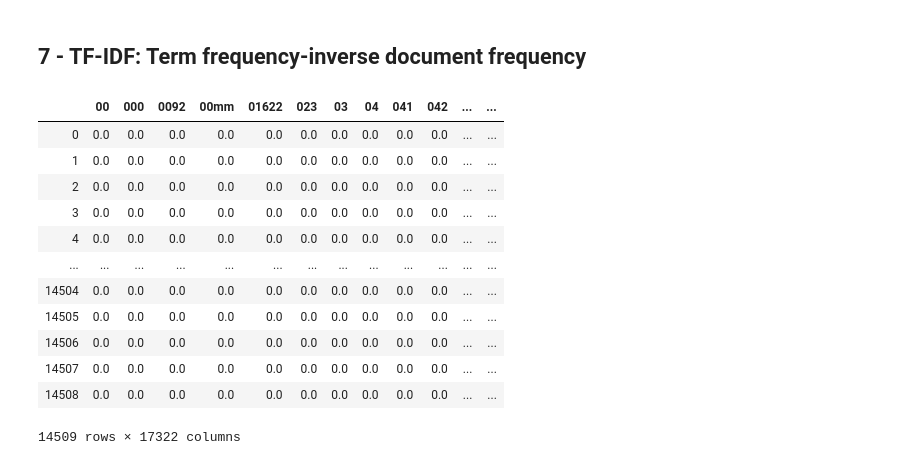
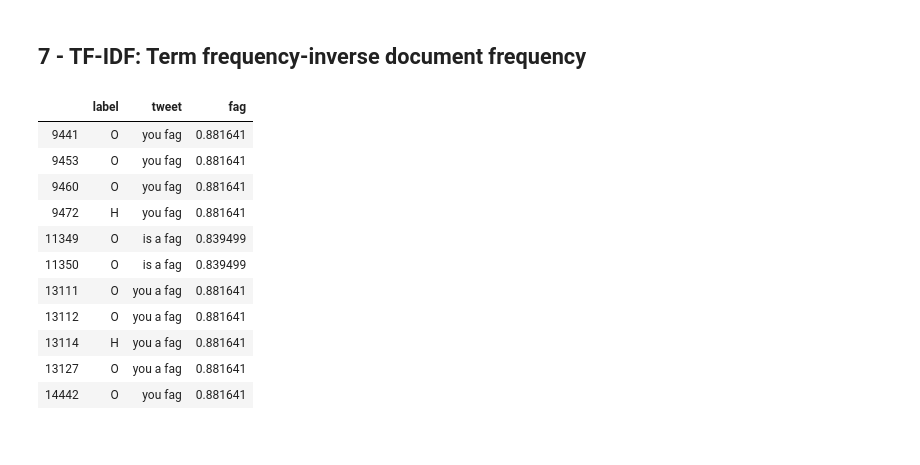
Before and after one commit to filipecard/analise-de-odio, a Jupyter notebook: Análise Descritiva Supervisionada/3 - Normalização do texto.ipynb, the cells around one changed output. Drawn from its saved outputs; the diff is of its cells as text; code cells hidden in the pictures.

```diff
--- a/Análise Descritiva Supervisionada/3 - Normalização do texto.ipynb
+++ b/Análise Descritiva Supervisionada/3 - Normalização do texto.ipynb
@@ -155,18 +139,4 @@ tfidf_vectorizer = TfidfVectorizer()
 values = tfidf_vectorizer.fit_transform(data.tweet_text)
 # %%
 feature_names = tfidf_vectorizer.get_feature_names()
-pd.DataFrame(values.toarray(), columns = feature_names)
+tfidf = pd.DataFrame(values.toarray(), columns = feature_names)
-# %% [output]
-|  | 00 | 000 | 0092 | 00mm | 01622 | 023 | 03 | 04 | 041 | 042 | ... | ... |
-| 0 | 0.0 | 0.0 | 0.0 | 0.0 | 0.0 | 0.0 | 0.0 | 0.0 | 0.0 | 0.0 | ... | ... |
-| 1 | 0.0 | 0.0 | 0.0 | 0.0 | 0.0 | 0.0 | 0.0 | 0.0 | 0.0 | 0.0 | ... | ... |
-| 2 | 0.0 | 0.0 | 0.0 | 0.0 | 0.0 | 0.0 | 0.0 | 0.0 | 0.0 | 0.0 | ... | ... |
-| 3 | 0.0 | 0.0 | 0.0 | 0.0 | 0.0 | 0.0 | 0.0 | 0.0 | 0.0 | 0.0 | ... | ... |
-| 4 | 0.0 | 0.0 | 0.0 | 0.0 | 0.0 | 0.0 | 0.0 | 0.0 | 0.0 | 0.0 | ... | ... |
-| ... | ... | ... | ... | ... | ... | ... | ... | ... | ... | ... | ... | ... |
-| 14504 | 0.0 | 0.0 | 0.0 | 0.0 | 0.0 | 0.0 | 0.0 | 0.0 | 0.0 | 0.0 | ... | ... |
-| 14505 | 0.0 | 0.0 | 0.0 | 0.0 | 0.0 | 0.0 | 0.0 | 0.0 | 0.0 | 0.0 | ... | ... |
-| 14506 | 0.0 | 0.0 | 0.0 | 0.0 | 0.0 | 0.0 | 0.0 | 0.0 | 0.0 | 0.0 | ... | ... |
-| 14507 | 0.0 | 0.0 | 0.0 | 0.0 | 0.0 | 0.0 | 0.0 | 0.0 | 0.0 | 0.0 | ... | ... |
-| 14508 | 0.0 | 0.0 | 0.0 | 0.0 | 0.0 | 0.0 | 0.0 | 0.0 | 0.0 | 0.0 | ... | ... |
-14509 rows × 17322 columns
@@ -172,0 +146,20 @@ pd.DataFrame(values.toarray(), columns = feature_names)
+# %%
+test = pd.DataFrame.from_dict(
+    list(zip(data.labels,data.tweet_text, tfidf.fag)))
+# %%
+test.columns = ['label', 'tweet', 'fag']
+# %%
+test.loc[test.fag >= 0.8]
+# %% [output]
+|  | label | tweet | fag |
+| 9441 | O | you fag | 0.881641 |
+| 9453 | O | you fag | 0.881641 |
+| 9460 | O | you fag | 0.881641 |
+| 9472 | H | you fag | 0.881641 |
+| 11349 | O | is a fag | 0.839499 |
+| 11350 | O | is a fag | 0.839499 |
+| 13111 | O | you a fag | 0.881641 |
+| 13112 | O | you a fag | 0.881641 |
+| 13114 | H | you a fag | 0.881641 |
+| 13127 | O | you a fag | 0.881641 |
+| 14442 | O | you fag | 0.881641 |
```
Also changed, not shown: parts of 6 cells of this notebook, 1 other file.
